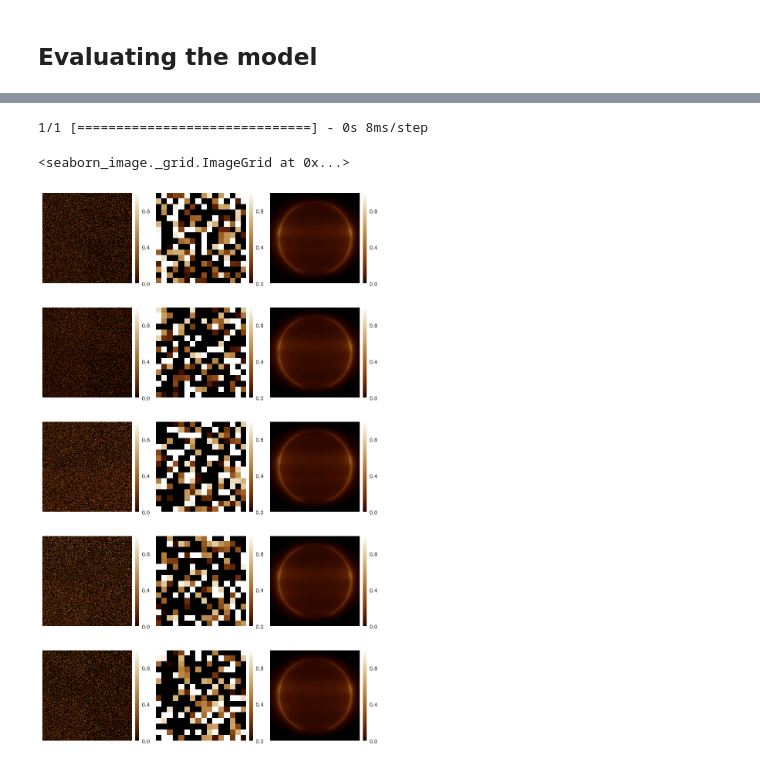
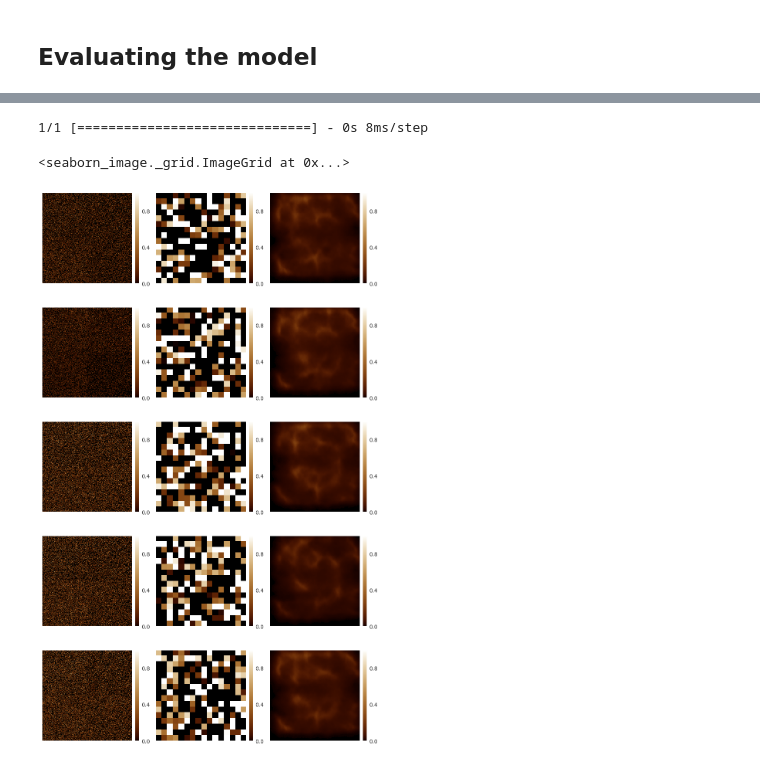
Before and after one commit to eugenioLR/TFM_sun_Autoencoders, a Jupyter notebook: autoencoder_AIA193_2016.ipynb, the cells around one changed output, grey strips where cells are left out. Drawn from its saved outputs; the diff is of its cells as text; code cells hidden in the pictures.

```diff
--- a/autoencoder_AIA193_2016.ipynb
+++ b/autoencoder_AIA193_2016.ipynb
@@ -65,7 +65,8 @@ isns.ImageGrid([i for i in AIA193_2016_mnorm[:9]], cmap=aia193_colormap, vmin=0,
 ## Training the model
 # %%
 latent_size = 256
-optimizer = keras.optimizers.Adam(learning_rate=0.0001)
+# optimizer = keras.optimizers.Adam(learning_rate=0.0001)
+optimizer = keras.optimizers.RMSprop(learning_rate=0.0001)
 # optimizer = keras.optimizers.SGD()
 # autoencoder, encoder, decoder = aem.gen_autoenc_model_1c(latent_size, optim=optimizer, loss="mse")
 autoencoder, encoder, decoder = aem.gen_VAE_model_1c(latent_size, optim=optimizer, loss="mse")
@@ -125,7 +128,8 @@ plt.show()
 idx = np.random.permutation(80)[:5]
 
 example = input_test[idx]
-code = encoder.predict(example)
+mean, var, code = encoder.predict(example)
+print(var)
 reconstructed = decoder(code)
 
 images_zipped = [i for i in zip(example, code, reconstructed)]
@@ -152,35 +166,35 @@ AIA193_2016_noise = sunpy.map.Map(noisy_file_list)
 AIA193_2016_matrix_noise = np.array(list(d.data for d in AIA193_2016_noise))
 
 # Normalize images
 AIA193_2016_matrix_noise = np.clip(AIA193_2016_matrix_noise, 0, 5000)
 min_values = AIA193_2016_matrix_noise.min(axis=2, keepdims=True).min(axis=1, keepdims=True)
 max_values = AIA193_2016_matrix_noise.max(axis=2, keepdims=True).max(axis=1, keepdims=True)
 
 rg = max_values - min_values
 rg = np.maximum(rg, 1e-4*np.ones(rg.shape)) # To avoid dividing by 0
 
 AIA193_2016_mnorm_noise = (AIA193_2016_matrix_noise-min_values) / rg
 
 idx = np.random.permutation(len(noisy_file_list))[:5]
 
 example = AIA193_2016_mnorm_noise[idx]
-code = encoder.predict(example)
+code = encoder.predict(example)[2]
 reconstructed = decoder(code)
 
 images_zipped = [i for i in zip(example, code, reconstructed)]
 images = []
 
 for i in images_zipped:
     images.append(np.squeeze(i[0]))
     images.append(utils.square_dims_vector(i[1]))
     images.append(np.squeeze(i[2]))
 
 
 isns.ImageGrid(images, cmap=aia193_colormap, vmin=0, vmax=1, col_wrap=3)
 # %% [output]
 1/1 [==============================] - 0s 8ms/step
 <seaborn_image._grid.ImageGrid at 0x...>
-[figure, old version]
+[figure, new version]
 # %%
 code = np.random.normal(0, 1, [6, latent_size])
 reconstructed = decoder(code)
```
Also changed, not shown: parts of 5 cells of this notebook, 11 other files.
